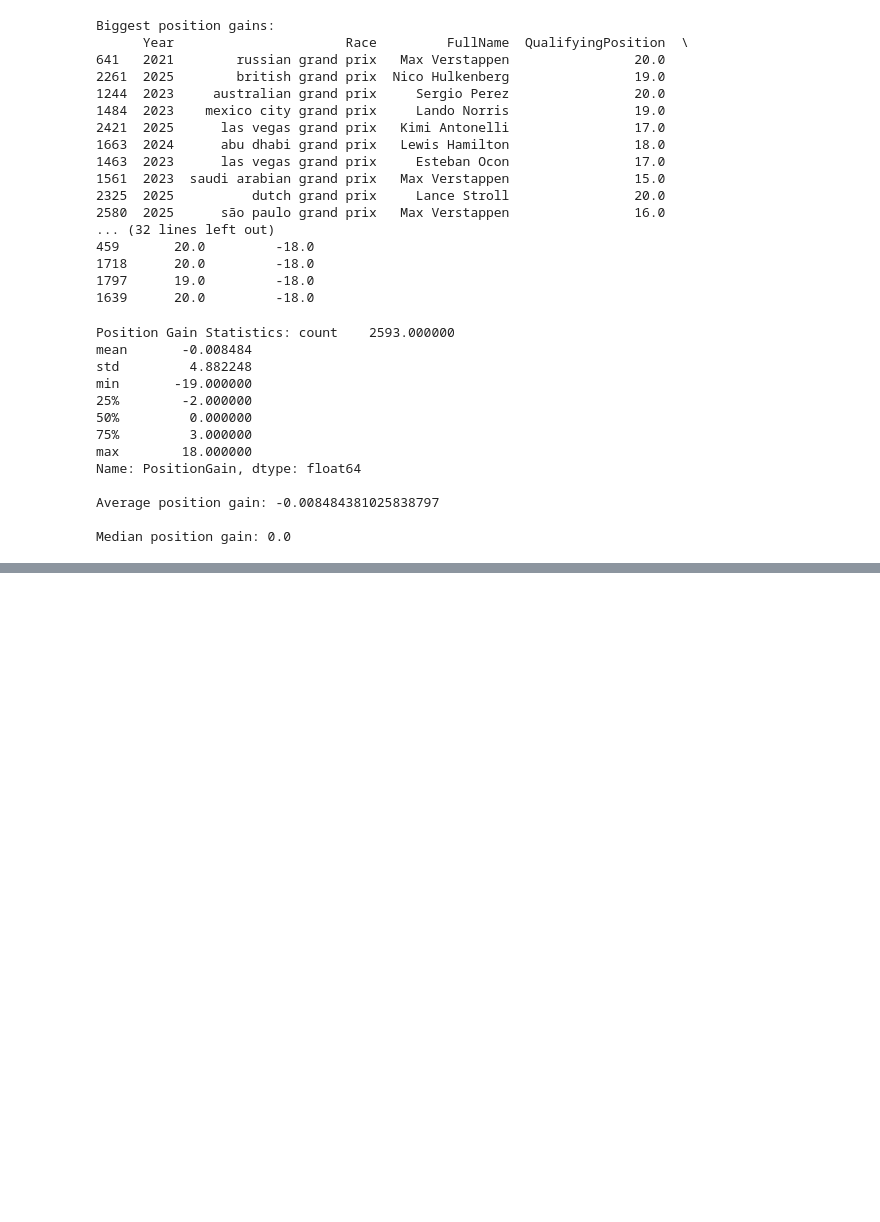
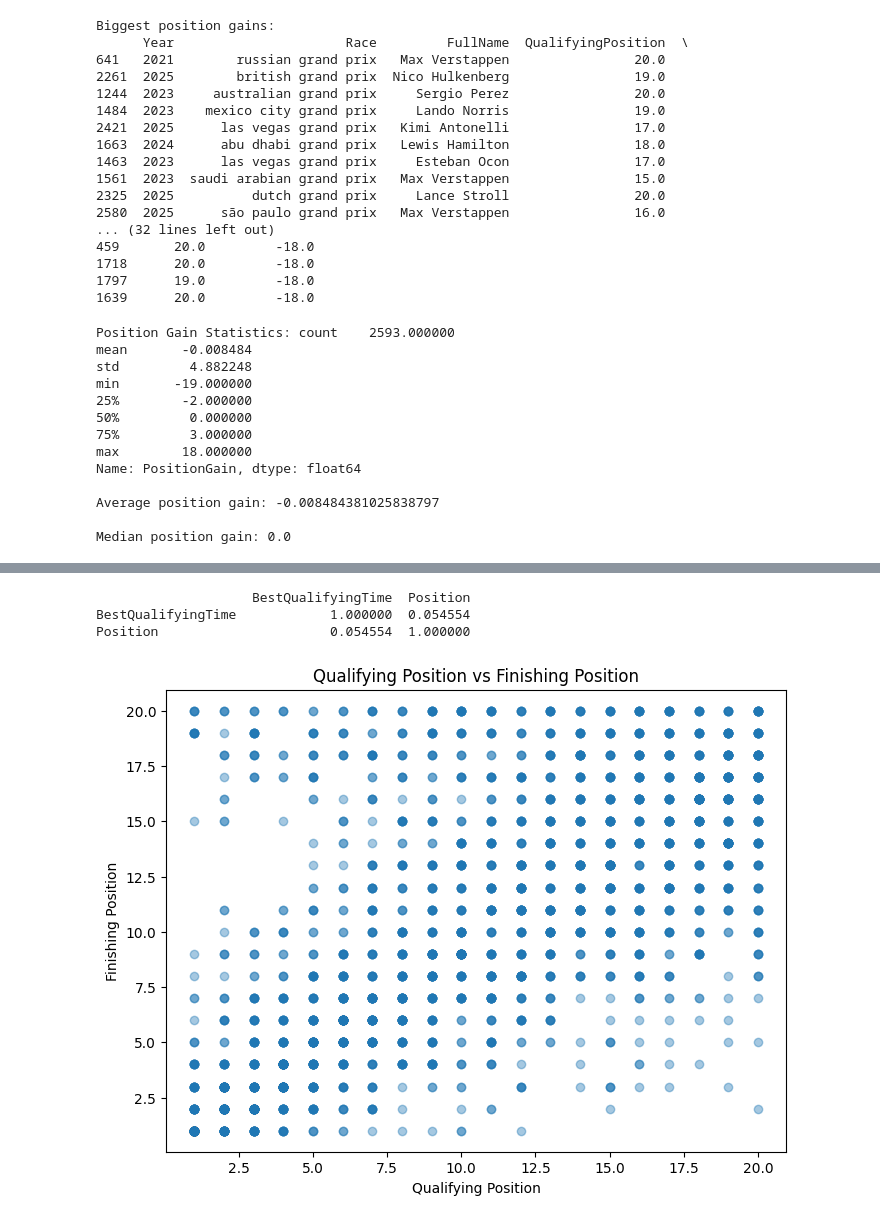
Before and after one commit to Christu-19/APEX--F1-Race-Strategy-Intelligence, a Jupyter notebook: notebooks/03_eda.ipynb, the cells around one changed output, grey strips where cells are left out. Drawn from its saved outputs; the diff is of its cells as text; code cells hidden in the pictures; blank space fills up the shorter version.

```diff
--- a/notebooks/03_eda.ipynb
+++ b/notebooks/03_eda.ipynb
@@ -255,0 +284,26 @@ Name: count, dtype: int64
+# %%
+qualifying_time_correlation = df[
+    ["BestQualifyingTime", "Position"]
+].corr()
+
+print(qualifying_time_correlation)
+# %% [output]
+                    BestQualifyingTime  Position
+BestQualifyingTime            1.000000  0.054554
+Position                      0.054554  1.000000
+# %%
+plt.figure(figsize=(8, 6))
+
+plt.scatter(
+    df["QualifyingPosition"],
+    df["Position"],
+    alpha=0.4
+)
+
+plt.xlabel("Qualifying Position")
+plt.ylabel("Finishing Position")
+plt.title("Qualifying Position vs Finishing Position")
+
+plt.show()
+# %% [output]
+[figure, added]
```
Also changed, not shown: parts of 33 cells of this notebook.
